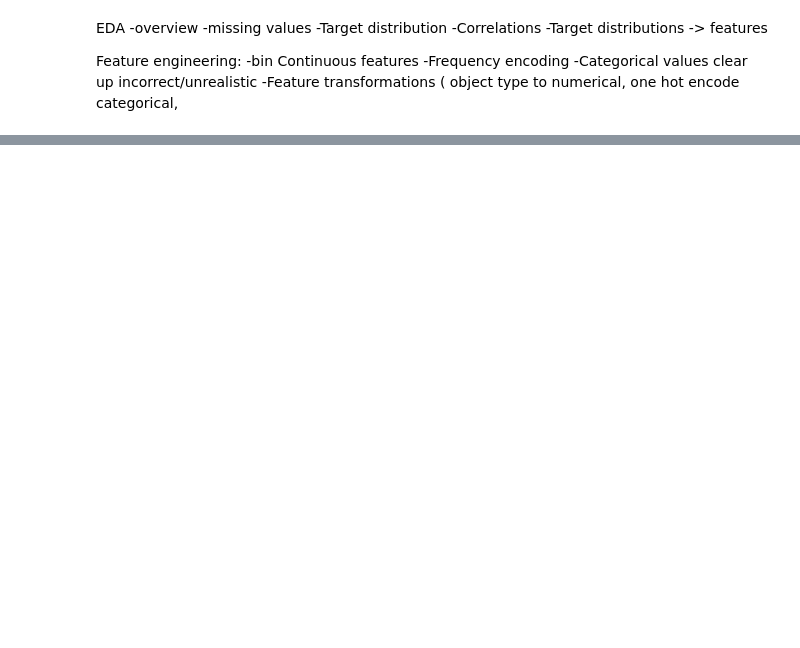
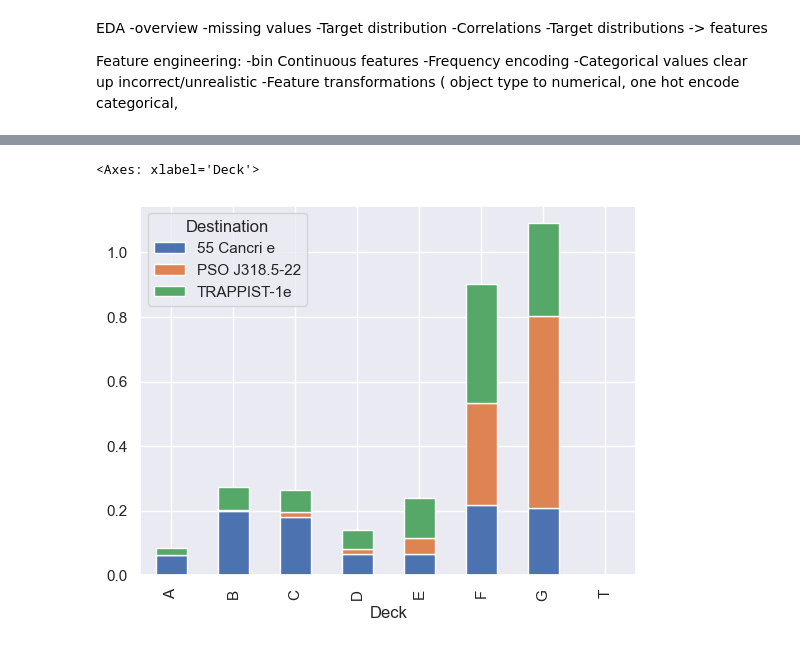
Before and after one commit to githubtijn2002/Titanic_practice, a Jupyter notebook: eda2.ipynb, the cells around one changed output, grey strips where cells are left out. Cells and saved outputs as stored; diff of their text form; code cells hidden in the pictures; blank space fills up the shorter version.

```diff
--- a/eda2.ipynb
+++ b/eda2.ipynb
@@ -92,0 +199,8 @@ missing_age
+# %%
+# plot destinatino per deck
+destination_deck = all.groupby(['Destination', 'Deck']).size().unstack().T
+destination_deck = destination_deck.div(destination_deck.sum(axis=0), axis=1)
+destination_deck.plot.bar(stacked=True)
+# %% [output]
+<Axes: xlabel='Deck'>
+[figure, added]
```
Also changed, not shown: parts of 18 cells of this notebook, 1 other file.
